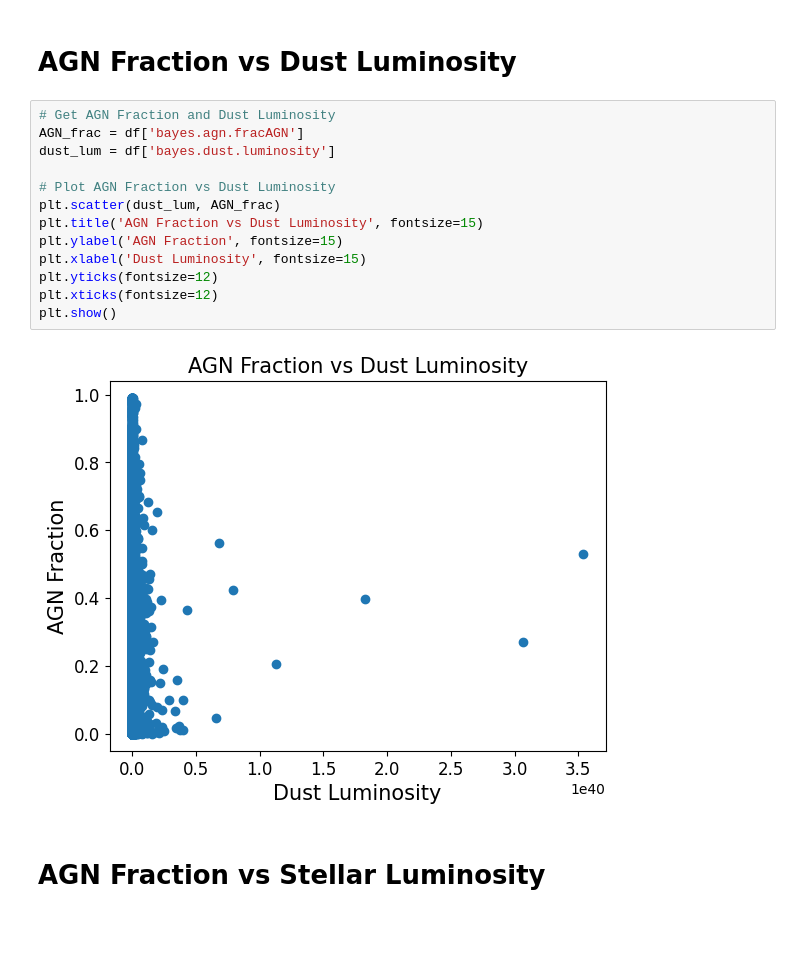
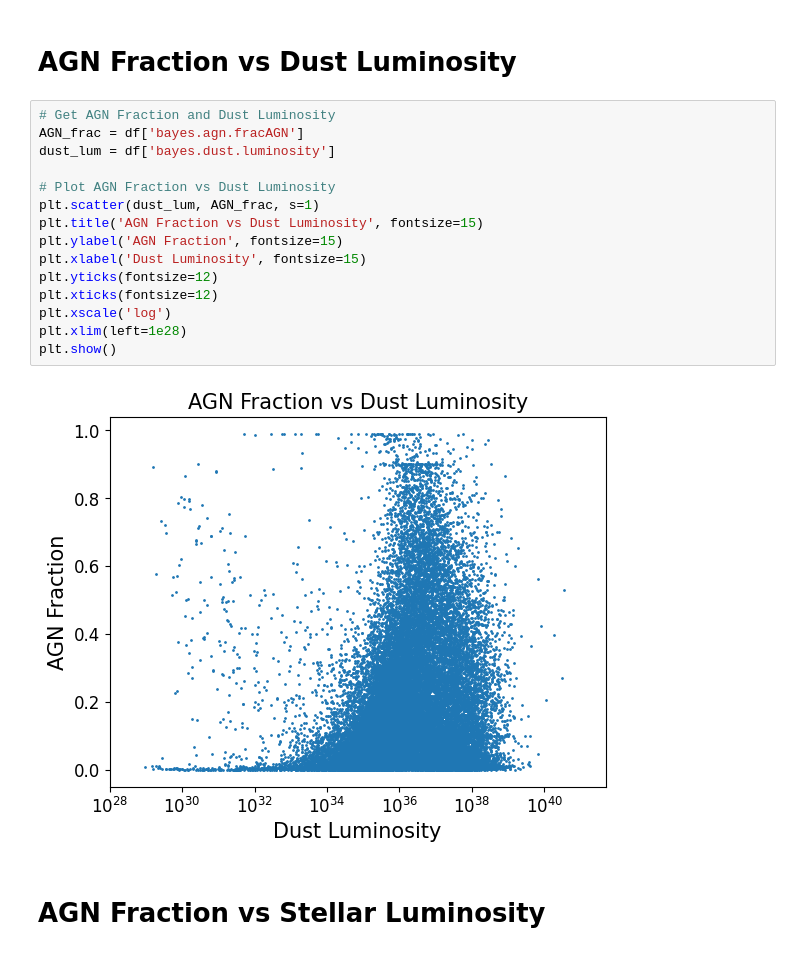
Before and after one commit to daniel-lyon/MPhil-Code, a Jupyter notebook: scaling_plots.ipynb, the cells around one changed output. Drawn from its saved outputs; the diff is of its cells as text; blank space fills up the shorter version.

```diff
--- a/scaling_plots.ipynb
+++ b/scaling_plots.ipynb
@@ -101,18 +110,20 @@ plt.show()
 # %%
 # Get AGN Fraction and Dust Luminosity
 AGN_frac = df['bayes.agn.fracAGN']
 dust_lum = df['bayes.dust.luminosity']
 
 # Plot AGN Fraction vs Dust Luminosity
-plt.scatter(dust_lum, AGN_frac)
+plt.scatter(dust_lum, AGN_frac, s=1)
 plt.title('AGN Fraction vs Dust Luminosity', fontsize=15)
 plt.ylabel('AGN Fraction', fontsize=15)
 plt.xlabel('Dust Luminosity', fontsize=15)
 plt.yticks(fontsize=12)
 plt.xticks(fontsize=12)
+plt.xscale('log')
+plt.xlim(left=1e28)
 plt.show()
 # %% [output]
-[figure, old version]
+[figure, new version]
 # %% [markdown]
 # AGN Fraction vs Stellar Luminosity
 # %%
```
Also changed, not shown: parts of 8 cells of this notebook, 1 other file.
